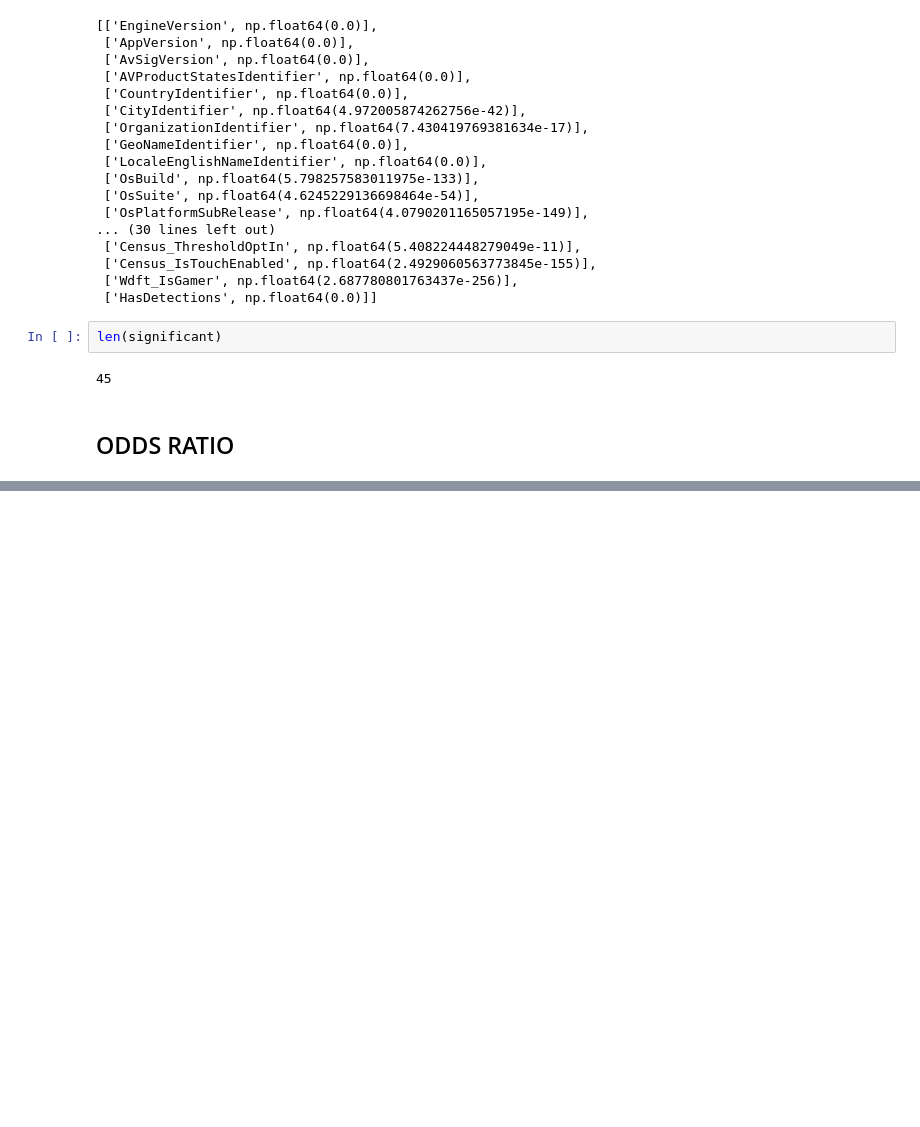
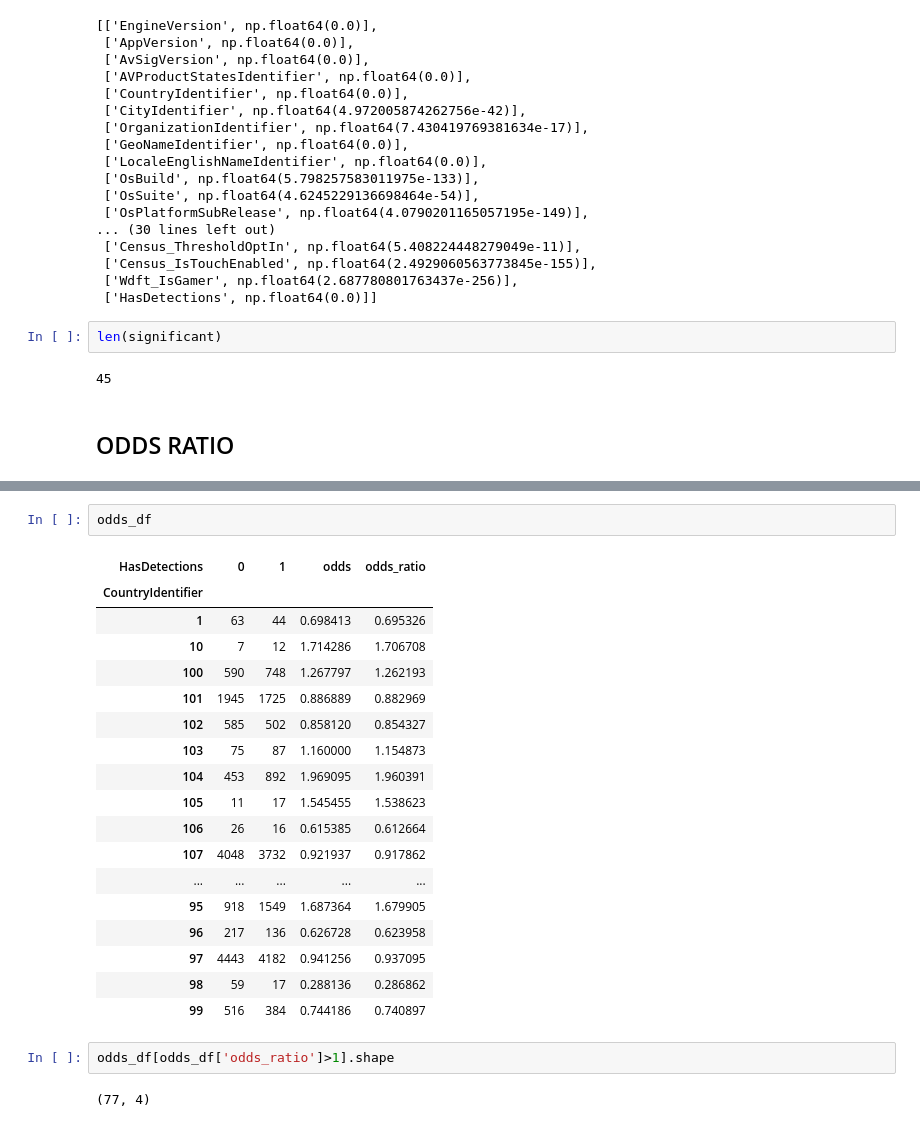
Before and after one commit to prasadPattuvamVeedu/Microsoft_fraud_detection, a Jupyter notebook: microsofr_fraud_detection.ipynb, the cells around one changed output, grey strips where cells are left out. Saved outputs shown, nothing was run; the diff lists cells and outputs as text; blank space fills up the shorter version.

```diff
--- a/microsofr_fraud_detection.ipynb
+++ b/microsofr_fraud_detection.ipynb
@@ -938,0 +945,25 @@ Odds ratios >1 → increased risk, <1 → decreased risk compared to baseline.
+# %%
+odds_df
+# %% [output]
+| HasDetections | 0 | 1 | odds | odds_ratio |
+| CountryIdentifier |  |  |  |  |
+| 1 | 63 | 44 | 0.698413 | 0.695326 |
+| 10 | 7 | 12 | 1.714286 | 1.706708 |
+| 100 | 590 | 748 | 1.267797 | 1.262193 |
+| 101 | 1945 | 1725 | 0.886889 | 0.882969 |
+| 102 | 585 | 502 | 0.858120 | 0.854327 |
+| 103 | 75 | 87 | 1.160000 | 1.154873 |
+| 104 | 453 | 892 | 1.969095 | 1.960391 |
+| 105 | 11 | 17 | 1.545455 | 1.538623 |
+| 106 | 26 | 16 | 0.615385 | 0.612664 |
+| 107 | 4048 | 3732 | 0.921937 | 0.917862 |
+| ... | ... | ... | ... | ... |
+| 95 | 918 | 1549 | 1.687364 | 1.679905 |
+| 96 | 217 | 136 | 0.626728 | 0.623958 |
+| 97 | 4443 | 4182 | 0.941256 | 0.937095 |
+| 98 | 59 | 17 | 0.288136 | 0.286862 |
+| 99 | 516 | 384 | 0.744186 | 0.740897 |
+# %%
+odds_df[odds_df['odds_ratio']>1].shape
+# %% [output]
+(77, 4)
```
Also changed, not shown: parts of 36 cells of this notebook.
